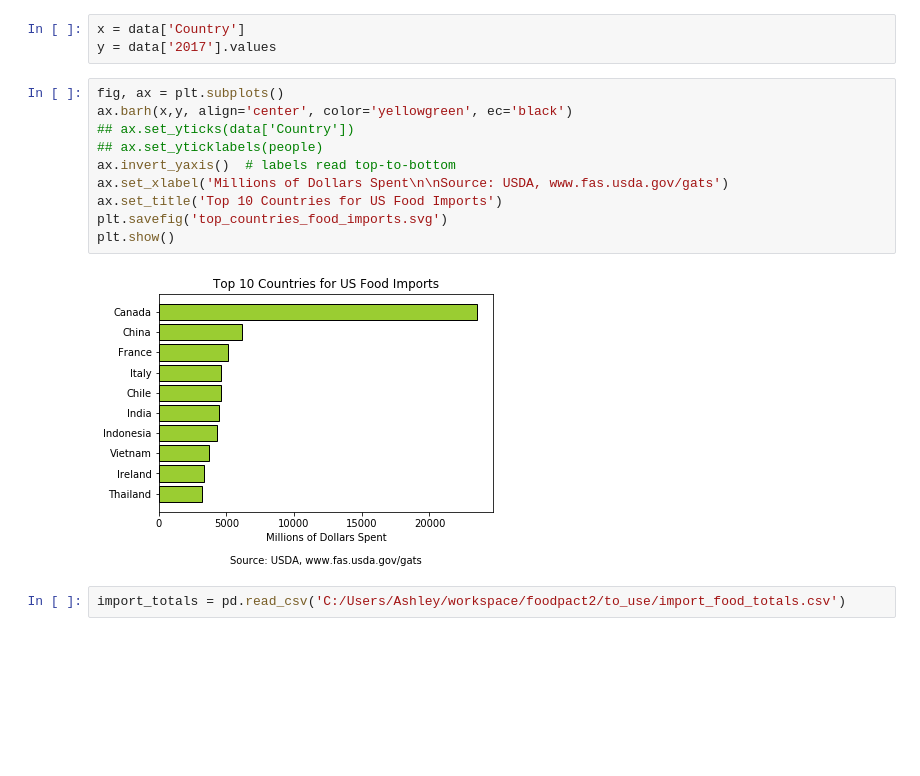
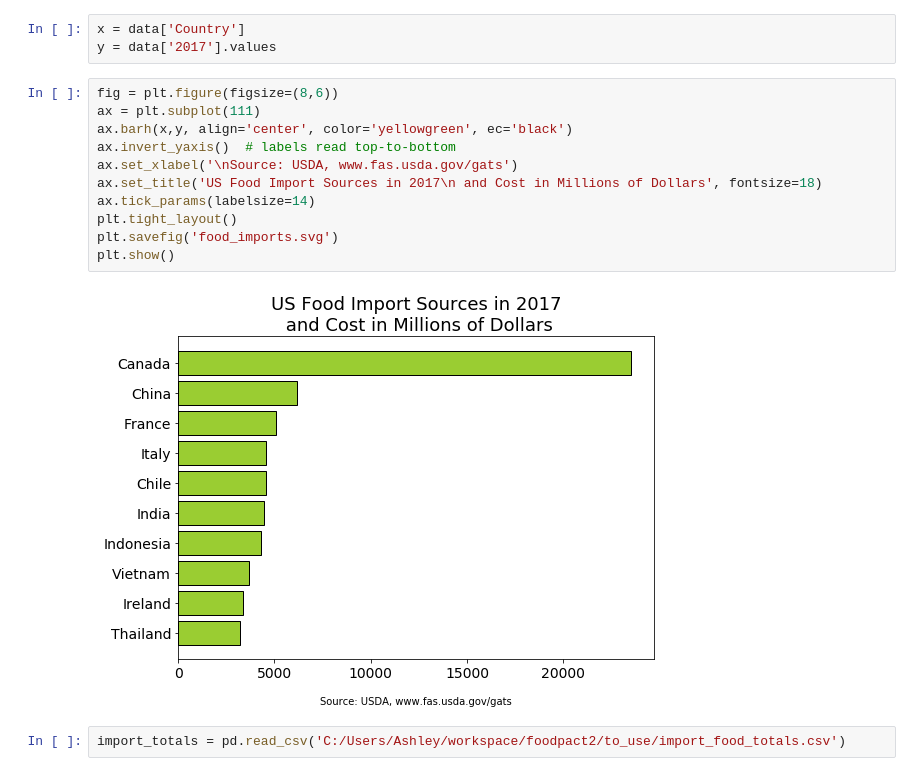
Before and after one commit to ashleylizg/foodpact, a Jupyter notebook: ipynb/us_food_imports.ipynb, the cells around one changed output. Cells and saved outputs as stored; diff of their text form; blank space fills up the shorter version.

```diff
--- a/ipynb/us_food_imports.ipynb
+++ b/ipynb/us_food_imports.ipynb
@@ -50,17 +50,18 @@ data = imports_2017.loc[1:10, 'Country':'2017']
 x = data['Country']
 y = data['2017'].values
 # %%
-fig, ax = plt.subplots()
+fig = plt.figure(figsize=(8,6))
+ax = plt.subplot(111)
 ax.barh(x,y, align='center', color='yellowgreen', ec='black')
-## ax.set_yticks(data['Country'])
-## ax.set_yticklabels(people)
 ax.invert_yaxis()  # labels read top-to-bottom
-ax.set_xlabel('Millions of Dollars Spent\n\nSource: USDA, www.fas.usda.gov/gats')
-ax.set_title('Top 10 Countries for US Food Imports')
-plt.savefig('top_countries_food_imports.svg')
+ax.set_xlabel('\nSource: USDA, www.fas.usda.gov/gats')
+ax.set_title('US Food Import Sources in 2017\n and Cost in Millions of Dollars', fontsize=18)
+ax.tick_params(labelsize=14)
+plt.tight_layout()
+plt.savefig('food_imports.svg')
 plt.show()
 # %% [output]
-[figure, old version]
+[figure, new version]
 # %%
 import_totals = pd.read_csv('C:/Users/Ashley/workspace/foodpact2/to_use/import_food_totals.csv')
 # %%
```
Also changed, not shown: parts of 2 cells of this notebook, 7 other files.
